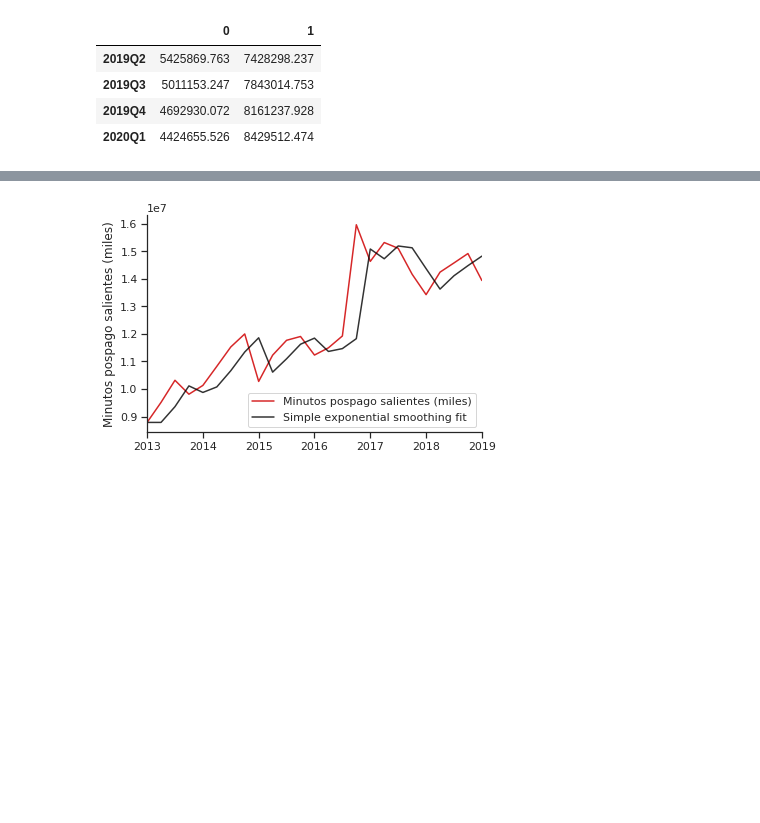
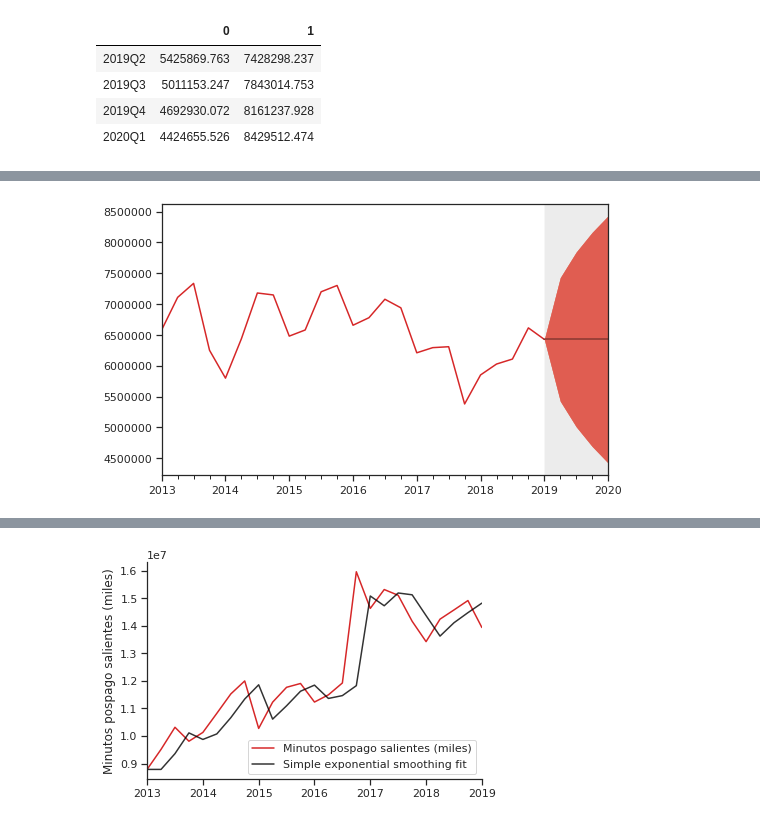
Before and after one commit to git-lu/TimeSeriesAnalysis, a Jupyter notebook: NaiveTimeSeriesAnalysis.ipynb, the cells around one changed output, grey strips where cells are left out. Saved outputs shown, nothing was run; the diff lists cells and outputs as text; code cells hidden in the pictures; blank space fills up the shorter version.

```diff
--- a/NaiveTimeSeriesAnalysis.ipynb
+++ b/NaiveTimeSeriesAnalysis.ipynb
@@ -129,7 +132,8 @@ Freq: Q-DEC, dtype: int64
 # %% [markdown]
 To compute interval forecasts, we first estimate the standard deviation of the errors.
 # %%
-resid=y2-y2.shift(1) # the shift lags the series by one period
+resid=y2-y2.shift(1)# the shift lags the series by one period
+resid=resid[1:]
 sigma = resid.std()
 round(sigma,3)
 # %% [output]
@@ -147,11 +151,10 @@ intv.round(3)
 | 2019Q4 | 4692930.072 | 8161237.928 |
 | 2020Q1 | 4424655.526 | 8429512.474 |
 # %%
-from pandas.plotting import fanchart
+from plotting import fanchart
 
 point_pred = (intv[0]+intv[1])/2
-
-fig, ax = fanchart(y['2010':],point_pred,intv,intv,intv)
+fig1, ax1 = fanchart(y2,point_pred,intv,intv,intv)
 
 plt.show()
 # %% [output]
@@ -158,0 +161 @@ ImportError: cannot import name 'fanchart' from 'pandas.plotting' (/home/lucia/a
+[figure, added]
```
Also changed, not shown: parts of 20 cells of this notebook, 2 other files.
